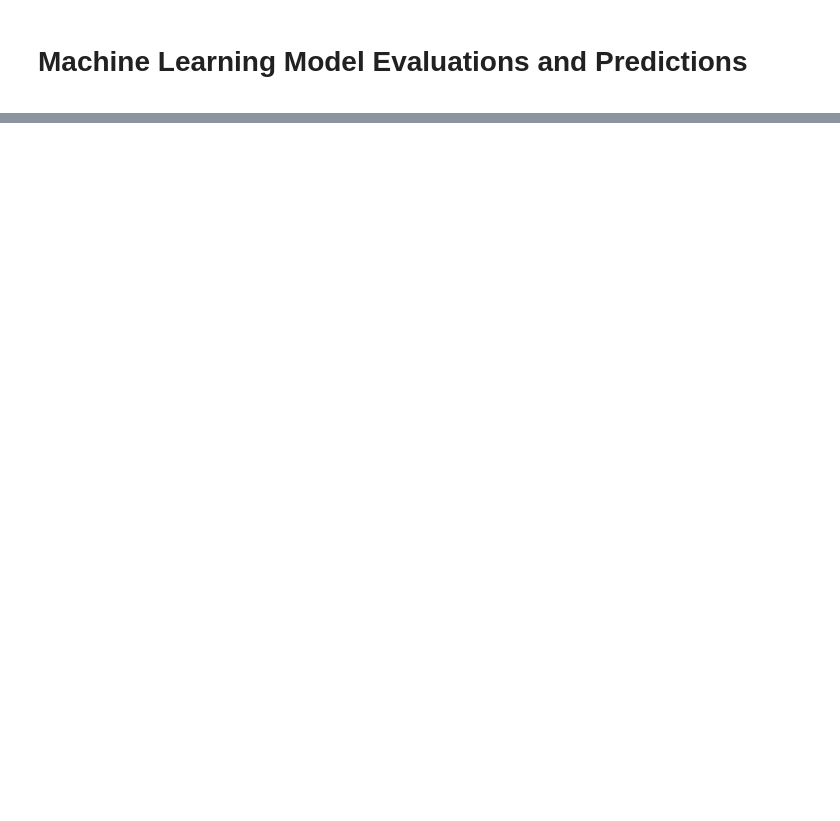
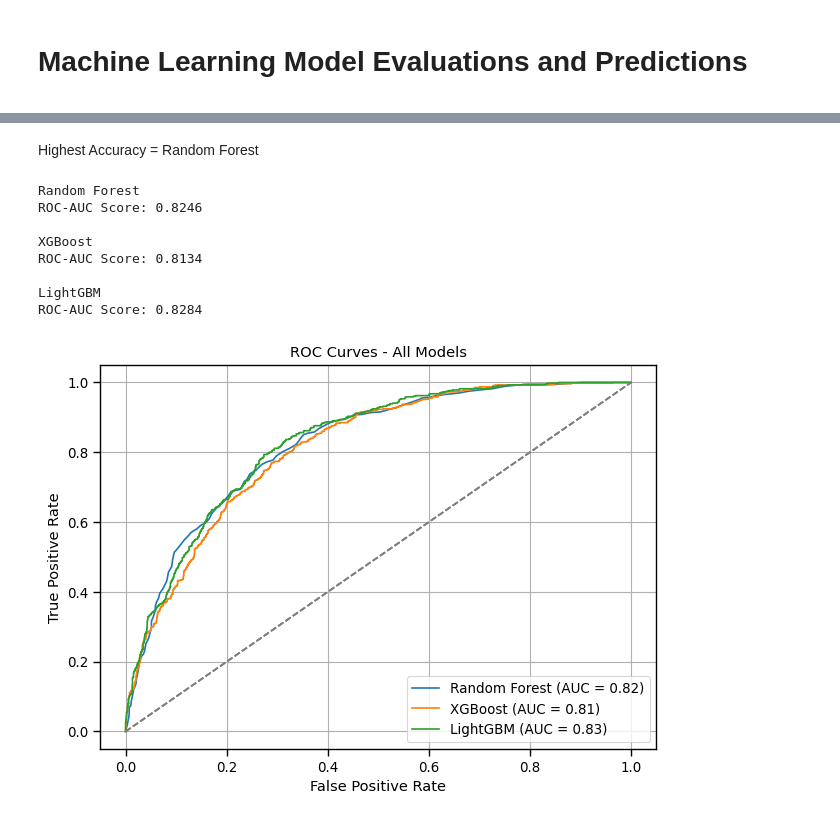
Before and after one commit to suchi-ta/Customer_churn_pred, a Jupyter notebook: Churn_prediction.ipynb, the cells around one changed output, grey strips where cells are left out. Cells and saved outputs as stored; diff of their text form; code cells hidden in the pictures; blank space fills up the shorter version.

```diff
--- a/Churn_prediction.ipynb
+++ b/Churn_prediction.ipynb
@@ -772,0 +785,10 @@ X_test[num_cols] = scaler.transform(X_test[num_cols])
+# %%
+from imblearn.over_sampling import SMOTE
+
+smote = SMOTE(random_state=42)
+
+X_train_bal, y_train_bal = smote.fit_resample(X_train, y_train)
+
+from collections import Counter
+print("Before SMOTE:", Counter(y_train))
+print("After SMOTE:", Counter(y_train_bal))
@@ -1065,0 +816,12 @@ importance_df.drop("Abs_Coeff", axis=1).head(15)
+# %%
+from sklearn.model_selection import StratifiedKFold
+
+cv = StratifiedKFold(n_splits=5, shuffle=True, random_state=42)
+
+for name, model in models.items():
+    print(f"\n {name}")
+
+    # Cross-validation
+    scores = cross_val_score(model, X_train_bal, y_train_bal, cv=cv, scoring='f1', n_jobs=-1)
+    print("F1 CV scores:", scores)
+    print("Average F1 score:", np.mean(scores).round(4))
@@ -1065,0 +899,34 @@ importance_df.drop("Abs_Coeff", axis=1).head(15)
+# %% [markdown]
+Highest Accuracy = Random Forest
+# %%
+from sklearn.metrics import roc_auc_score, roc_curve
+import matplotlib.pyplot as plt
+
+for name, model in models.items():
+    print(f"\n{name}")
+
+    y_proba = model.predict_proba(X_test)[:, 1]
+
+    auc_score = roc_auc_score(y_test, y_proba)
+    print(f"ROC-AUC Score: {auc_score:.4f}")
+
+    fpr, tpr, _ = roc_curve(y_test, y_proba)
+    plt.plot(fpr, tpr, label=f"{name} (AUC = {auc_score:.2f})")
+    plt.plot([0, 1], [0, 1], linestyle="--", color='gray')
+plt.xlabel("False Positive Rate")
+plt.ylabel("True Positive Rate")
+plt.title("ROC Curves - All Models")
+plt.legend(loc="lower right")
+plt.grid(True)
+plt.tight_layout()
+plt.show()
+# %% [output]
+Random Forest
+ROC-AUC Score: 0.8246
+
+XGBoost
+ROC-AUC Score: 0.8134
+
+LightGBM
+ROC-AUC Score: 0.8284
+[figure, added]
```
Also changed, not shown: parts of 18 cells of this notebook.
